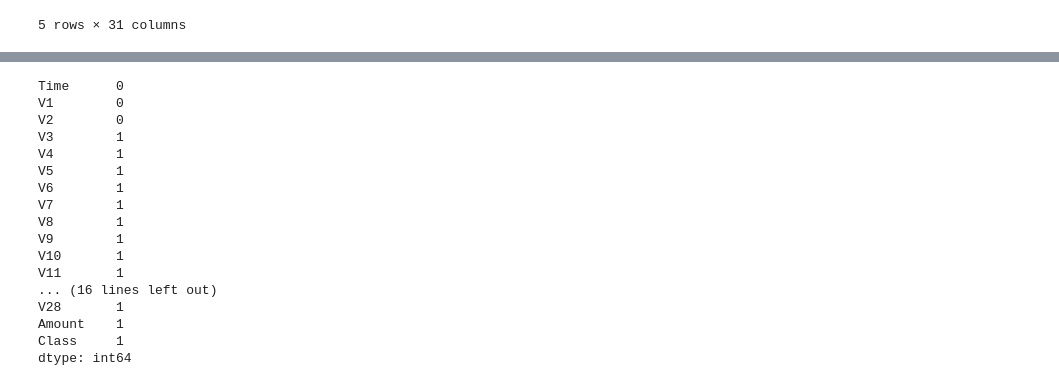
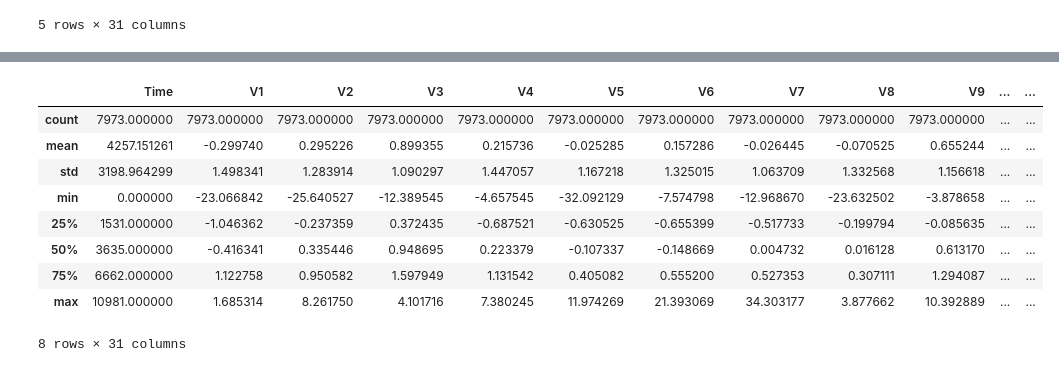
Before and after one commit to earo12/Anomaly-Credit-Card-Transactions-Detector, a Jupyter notebook: ANOMALY_CREDIT_CARD_DETECTOR.ipynb, the cells around one changed output, grey strips where cells are left out. Drawn from its saved outputs; the diff is of its cells as text; code cells hidden in the pictures.

```diff
--- a/ANOMALY_CREDIT_CARD_DETECTOR.ipynb
+++ b/ANOMALY_CREDIT_CARD_DETECTOR.ipynb
@@ -36,21 +36,16 @@ df.tail()
 5 rows × 31 columns
+# %%
+df.describe()
+# %% [output]
+|  | Time | V1 | V2 | V3 | V4 | V5 | V6 | V7 | V8 | V9 | ... | ... |
+| count | 7973.000000 | 7973.000000 | 7973.000000 | 7973.000000 | 7973.000000 | 7973.000000 | 7973.000000 | 7973.000000 | 7973.000000 | 7973.000000 | ... | ... |
+| mean | 4257.151261 | -0.299740 | 0.295226 | 0.899355 | 0.215736 | -0.025285 | 0.157286 | -0.026445 | -0.070525 | 0.655244 | ... | ... |
+| std | 3198.964299 | 1.498341 | 1.283914 | 1.090297 | 1.447057 | 1.167218 | 1.325015 | 1.063709 | 1.332568 | 1.156618 | ... | ... |
+| min | 0.000000 | -23.066842 | -25.640527 | -12.389545 | -4.657545 | -32.092129 | -7.574798 | -12.968670 | -23.632502 | -3.878658 | ... | ... |
+| 25% | 1531.000000 | -1.046362 | -0.237359 | 0.372435 | -0.687521 | -0.630525 | -0.655399 | -0.517733 | -0.199794 | -0.085635 | ... | ... |
+| 50% | 3635.000000 | -0.416341 | 0.335446 | 0.948695 | 0.223379 | -0.107337 | -0.148669 | 0.004732 | 0.016128 | 0.613170 | ... | ... |
+| 75% | 6662.000000 | 1.122758 | 0.950582 | 1.597949 | 1.131542 | 0.405082 | 0.555200 | 0.527353 | 0.307111 | 1.294087 | ... | ... |
+| max | 10981.000000 | 1.685314 | 8.261750 | 4.101716 | 7.380245 | 11.974269 | 21.393069 | 34.303177 | 3.877662 | 10.392889 | ... | ... |
+8 rows × 31 columns
 # %%
-df.isnull().sum()
+df
-# %% [output]
-Time      0
-V1        0
-V2        0
-V3        1
-V4        1
-V5        1
-V6        1
-V7        1
-V8        1
-V9        1
-V10       1
-V11       1
-... (16 lines left out)
-V28       1
-Amount    1
-Class     1
-dtype: int64
```
Also changed, not shown: parts of 1 cell of this notebook.
